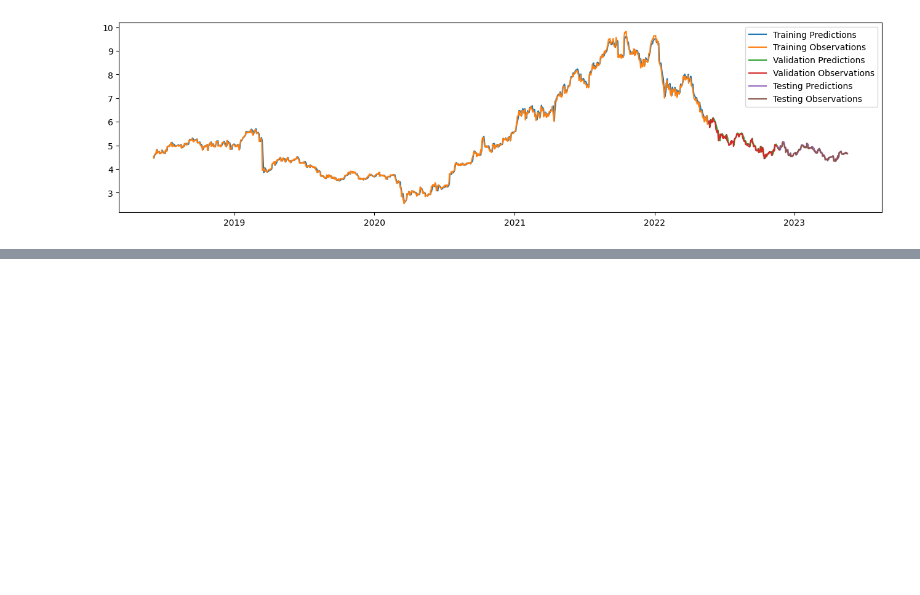
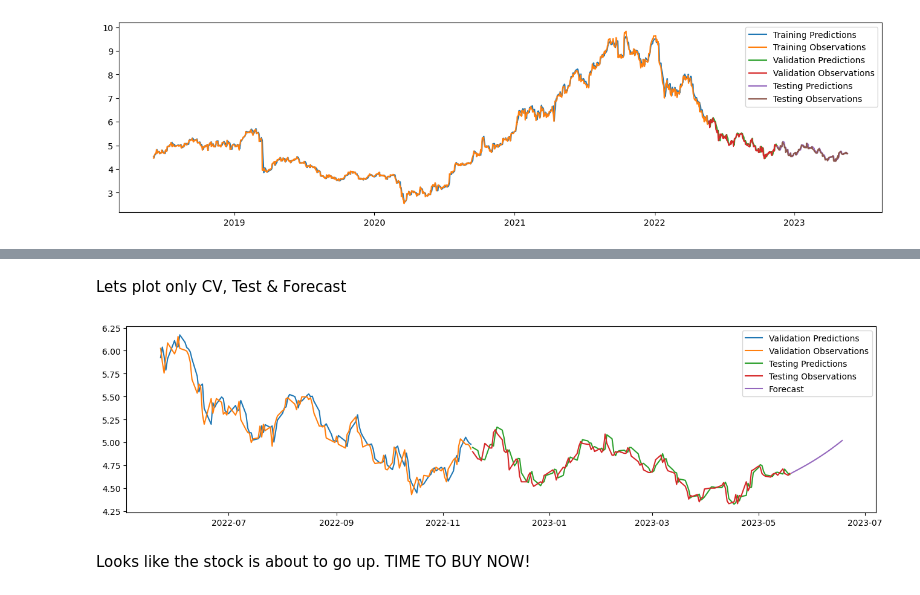
Before and after one commit to parikshitshinge/stock-price-prediction, a Jupyter notebook: Stock Price Prediction.ipynb, the cells around one changed output, grey strips where cells are left out. Cells and saved outputs as stored; diff of their text form; code cells hidden in the pictures; blank space fills up the shorter version.

```diff
--- a/Stock Price Prediction.ipynb
+++ b/Stock Price Prediction.ipynb
@@ -607,0 +617,4 @@ plt.show()
+# %%
+forecast_input_flattened = list(forecast_input)
+forecast_input_flattened = forecast_input_flattened[0].tolist()
+forecast_input_flattened
@@ -607,0 +688,20 @@ plt.show()
+# %% [markdown]
+Lets plot only CV, Test & Forecast
+# %%
+plt.figure(figsize=(16,4))
+plt.plot(dates_val, val_predictions)
+plt.plot(dates_val, y_val)
+plt.plot(dates_test, test_predictions)
+plt.plot(dates_test, y_test)
+plt.plot(forecasted_dates, forecasted_values)
+
+plt.legend(['Validation Predictions',
+            'Validation Observations',
+            'Testing Predictions',
+            'Testing Observations',
+            'Forecast'])
+plt.show()
+# %% [output]
+[figure, added]
+# %% [markdown]
+Looks like the stock is about to go up. TIME TO BUY NOW!
```
Also changed, not shown: parts of 10 cells of this notebook.
